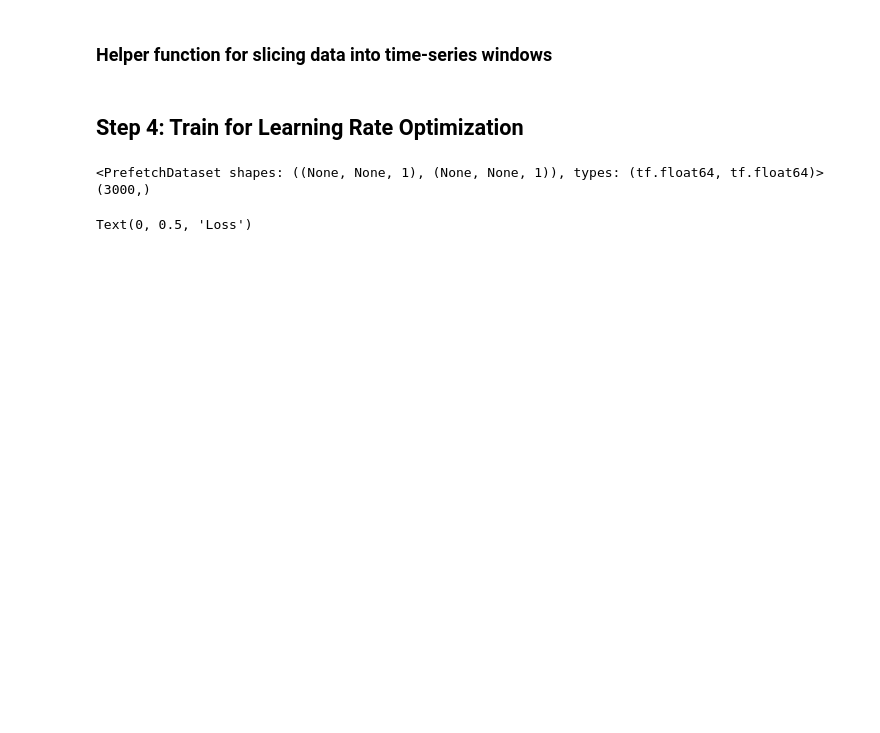
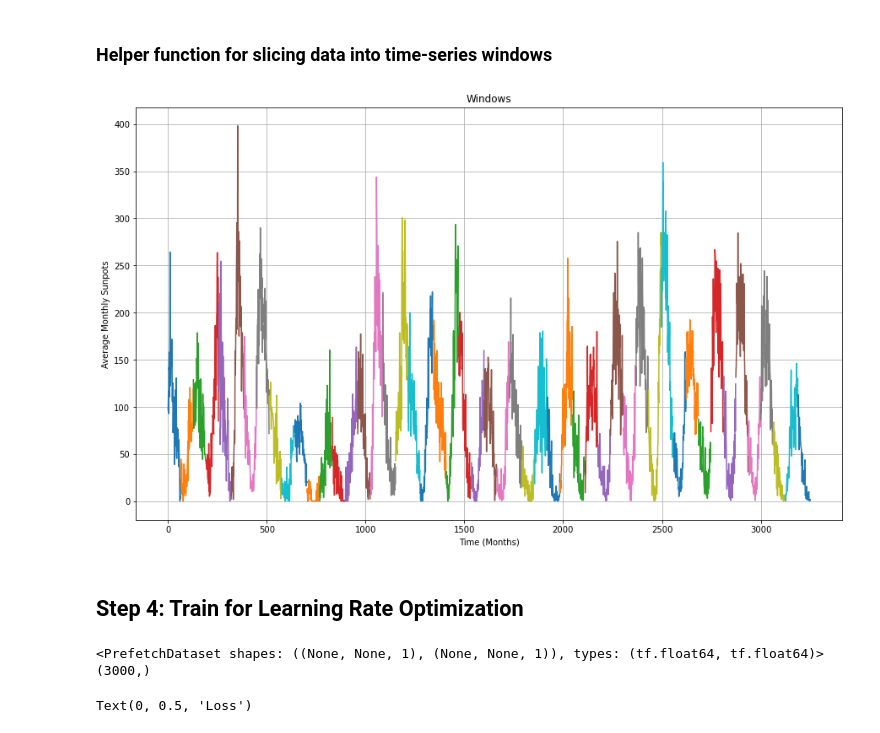
Before and after one commit to ChristianHallerX/DataScienceProjects, a Jupyter notebook: Sun_Spot_Activity_TimeSeries.ipynb, the cells around one changed output. Saved outputs shown, nothing was run; the diff lists cells and outputs as text; code cells hidden in the pictures; blank space fills up the shorter version.

```diff
--- a/Sun_Spot_Activity_TimeSeries.ipynb
+++ b/Sun_Spot_Activity_TimeSeries.ipynb
@@ -98,6 +113,20 @@ def windowed_dataset(series, window_size, batch_size, shuffle_buffer):
     ds = ds.shuffle(shuffle_buffer)
     ds = ds.map(lambda w: (w[:-1], w[1:]))
     return ds.batch(batch_size).prefetch(1)
+# %%
+window_size = 64
+
+def plot_split(array, window_size):
+    number_windows = len(array) // window_size + 1
+    return np.array_split(array, number_windows, axis=0)
+
+plt.figure(figsize=(15, 9))
+plt.title("Windows")
+
+for series_window,time_window in zip(plot_split(series,window_size), plot_split(time,window_size)):
+    plot_series(time_window, series_window)
+# %% [output]
+[figure, added]
 # %% [markdown]
 ## Step 4: Train for Learning Rate Optimization
 # %%
```
Also changed, not shown: parts of 14 cells of this notebook, 1 other file.
